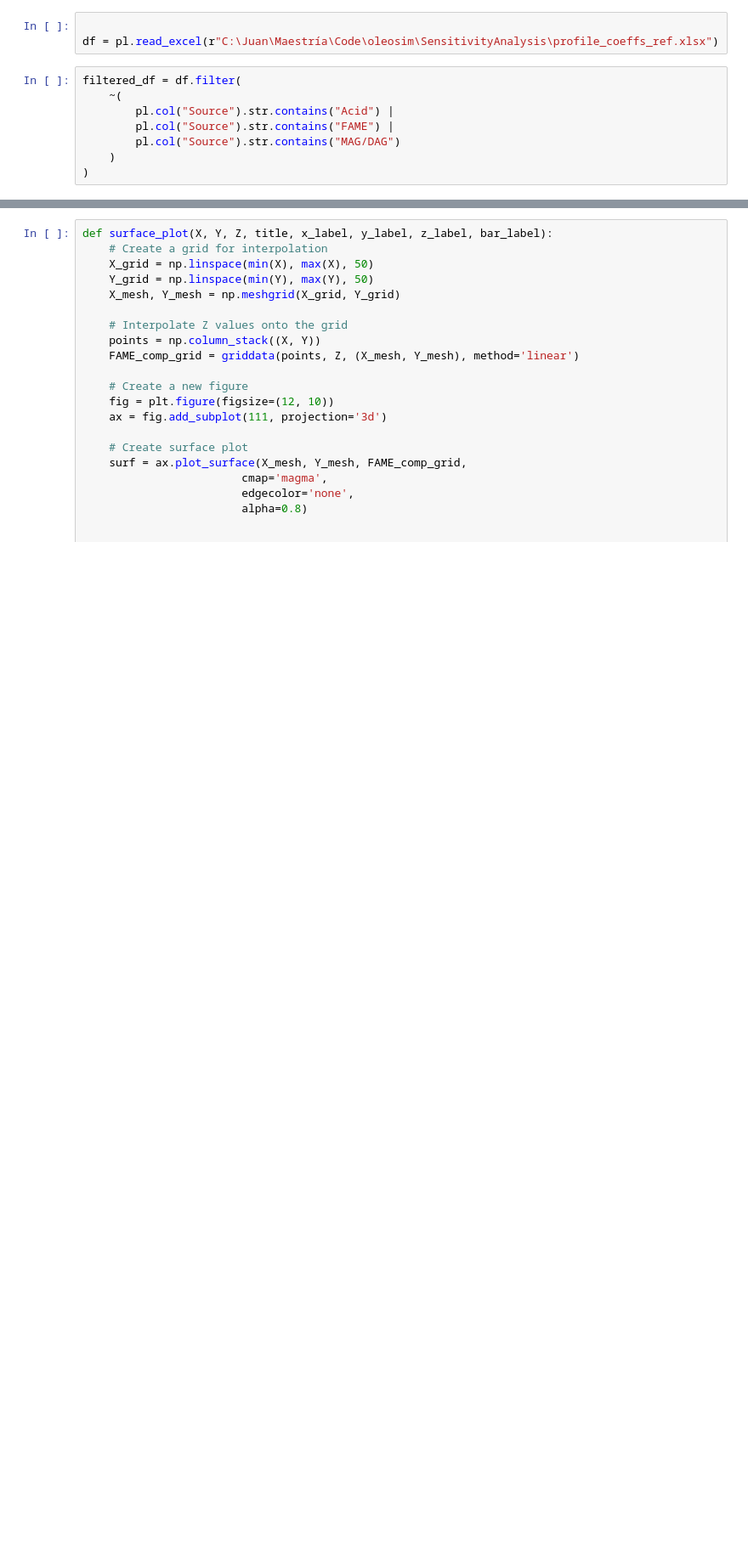
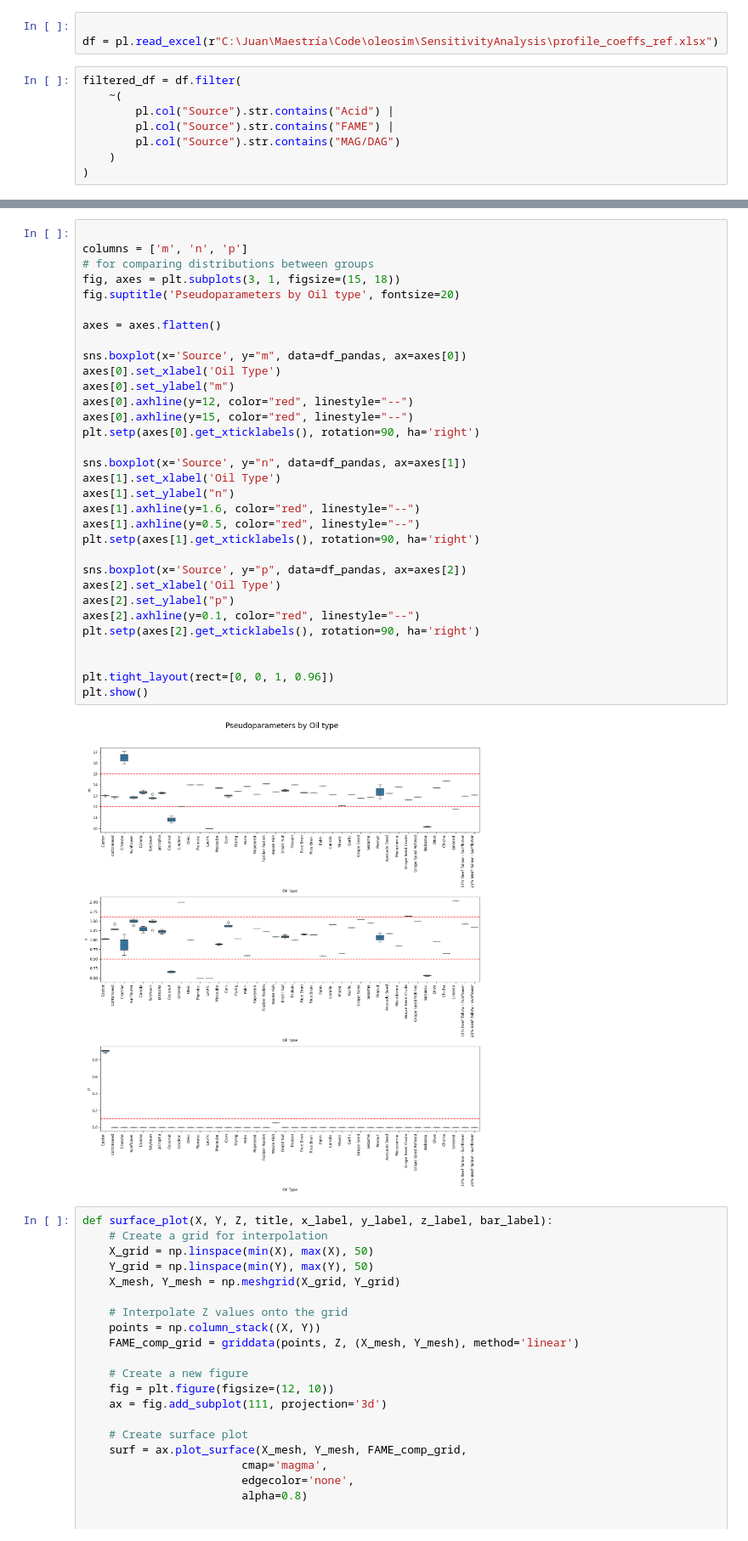
Before and after one commit to Juandhb99/ThermOleo, a Jupyter notebook: ExperimentalData/experimental_data_analysis.ipynb, the cells around one changed output, grey strips where cells are left out. Shown at 85% size. Saved outputs shown, nothing was run; the diff lists cells and outputs as text; blank space fills up the shorter version.

```diff
--- a/ExperimentalData/experimental_data_analysis.ipynb
+++ b/ExperimentalData/experimental_data_analysis.ipynb
@@ -512,3 +480,37 @@ plt.show()
+# %%
+
+columns = ['m', 'n', 'p']
+# for comparing distributions between groups
+fig, axes = plt.subplots(3, 1, figsize=(15, 18))
+fig.suptitle('Pseudoparameters by Oil type', fontsize=20)
+
+axes = axes.flatten()
+
+sns.boxplot(x='Source', y="m", data=df_pandas, ax=axes[0])
+axes[0].set_xlabel('Oil Type')
+axes[0].set_ylabel("m")
+axes[0].axhline(y=12, color="red", linestyle="--")
+axes[0].axhline(y=15, color="red", linestyle="--")
+plt.setp(axes[0].get_xticklabels(), rotation=90, ha='right')
+
+sns.boxplot(x='Source', y="n", data=df_pandas, ax=axes[1])
+axes[1].set_xlabel('Oil Type')
+axes[1].set_ylabel("n")
+axes[1].axhline(y=1.6, color="red", linestyle="--")
+axes[1].axhline(y=0.5, color="red", linestyle="--")
+plt.setp(axes[1].get_xticklabels(), rotation=90, ha='right')
+
+sns.boxplot(x='Source', y="p", data=df_pandas, ax=axes[2])
+axes[2].set_xlabel('Oil Type')
+axes[2].set_ylabel("p")
+axes[2].axhline(y=0.1, color="red", linestyle="--")
+plt.setp(axes[2].get_xticklabels(), rotation=90, ha='right')
+
+
+plt.tight_layout(rect=[0, 0, 1, 0.96])
+plt.show()
+# %% [output]
+[figure, added]
 # %%
 def surface_plot(X, Y, Z, title, x_label, y_label, z_label, bar_label):
     # Create a grid for interpolation
```
Also changed, not shown: parts of 7 cells of this notebook.
